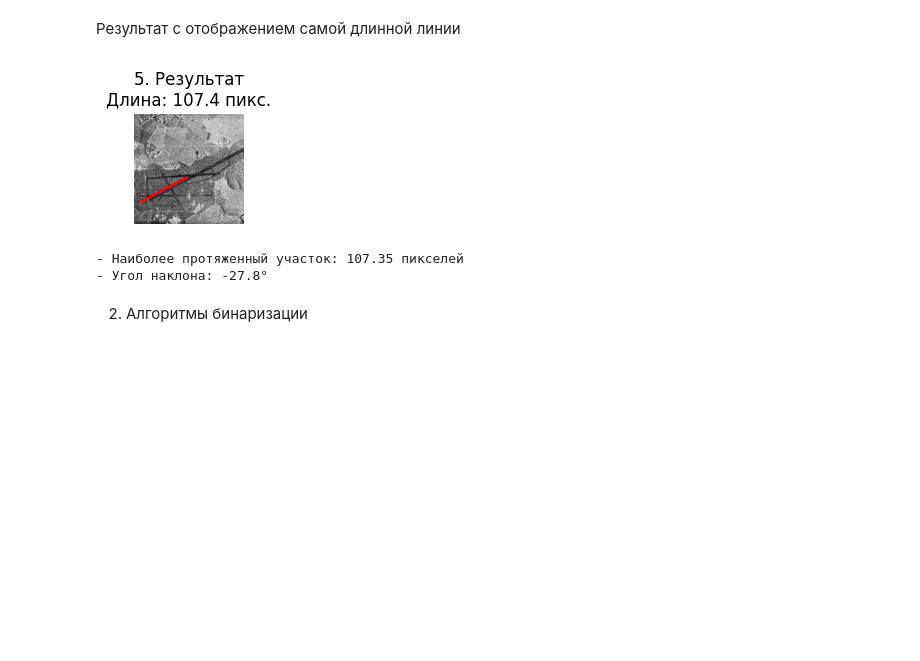
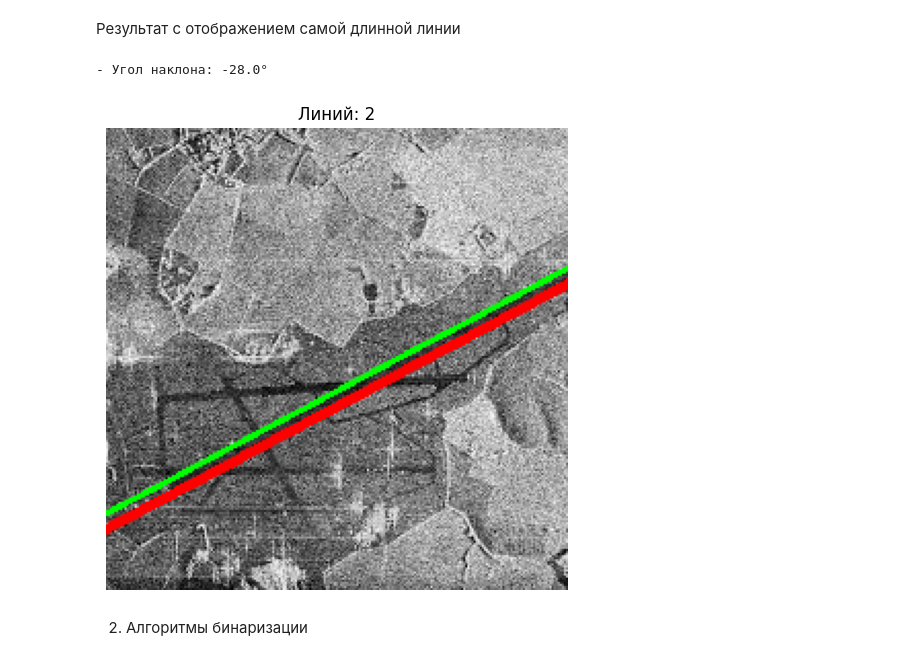
Before and after one commit to TheNarhawl/IP_UNN_LABS_3_COURSE, a Jupyter notebook: lab3.ipynb, the cells around one changed output. Saved outputs shown, nothing was run; the diff lists cells and outputs as text; code cells hidden in the pictures; blank space fills up the shorter version.

```diff
--- a/lab3.ipynb
+++ b/lab3.ipynb
@@ -53,31 +76,20 @@ plt.axis('off')
 # %% [markdown]
 Результат с отображением самой длинной линии
 # %%
-result = image.copy()
-if longest_line is not None:
-    x1, y1, x2, y2 = longest_line[0]
-    cv2.line(result, (x1, y1), (x2, y2), (0, 0, 255), 4)
-
-plt.subplot(1, 5, 5)
+plt.figure(figsize=(18, 6))
 plt.imshow(cv2.cvtColor(result, cv2.COLOR_BGR2RGB))
-plt.title(f'5. Результат\nДлина: {max_length:.1f} пикс.')
+plt.title(f'Линий: {len(lines) if lines is not None else 0}')
 plt.axis('off')
 
-plt.tight_layout()
-plt.show()
-
-if longest_line is not None:
-    x1, y1, x2, y2 = longest_line[0]
+if longest_line_points is not None:
+    x1, y1, x2, y2 = longest_line_points
     angle = np.degrees(np.arctan2(y2 - y1, x2 - x1))
-
-    print(f"- Наиболее протяженный участок: {max_length:.2f} пикселей")
     print(f"- Угол наклона: {angle:.1f}°")
 else:
     print("Линии не найдены")
 # %% [output]
+- Угол наклона: -28.0°
-[figure, old version]
+[figure, new version]
-- Наиболее протяженный участок: 107.35 пикселей
-- Угол наклона: -27.8°
 # %% [markdown]
 2. Алгоритмы бинаризации
 # %%
```
Also changed, not shown: parts of 1 cell of this notebook.
